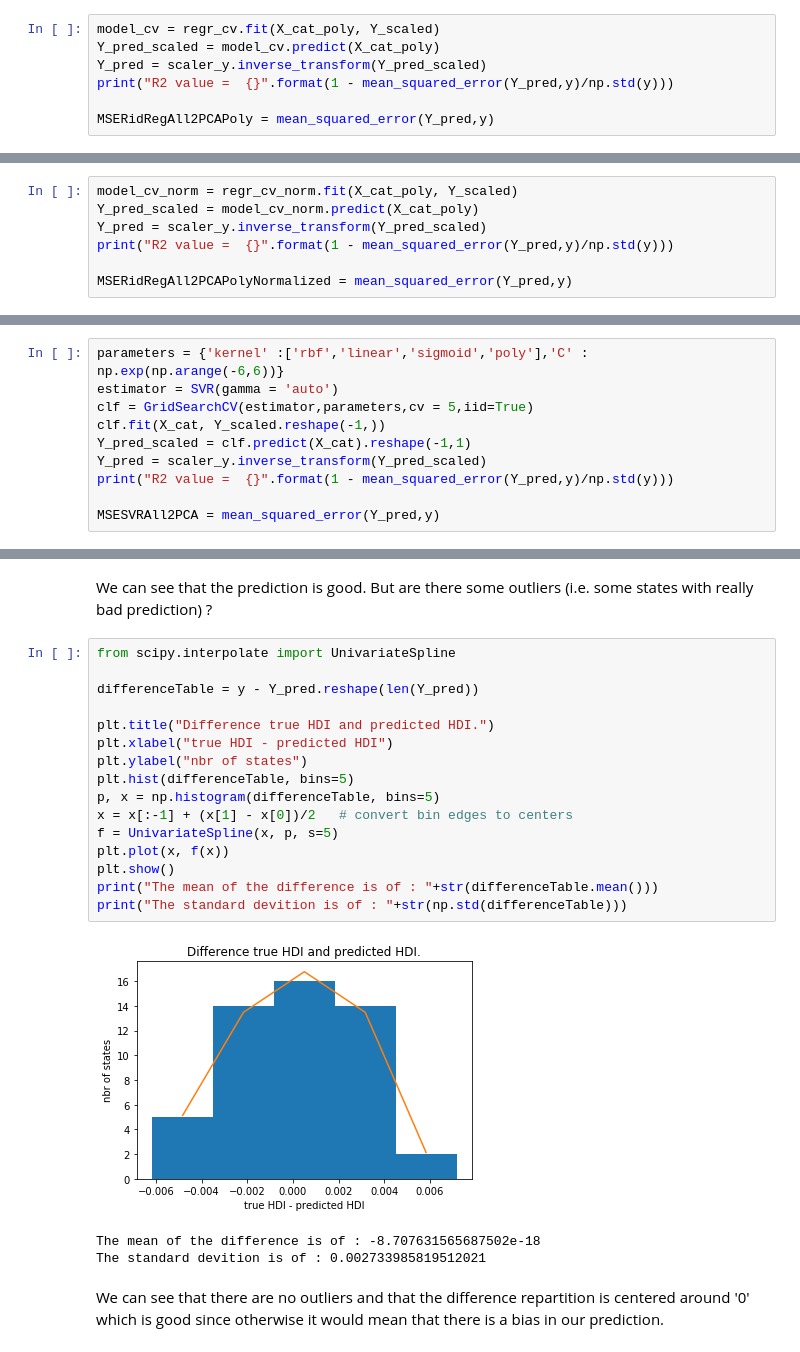
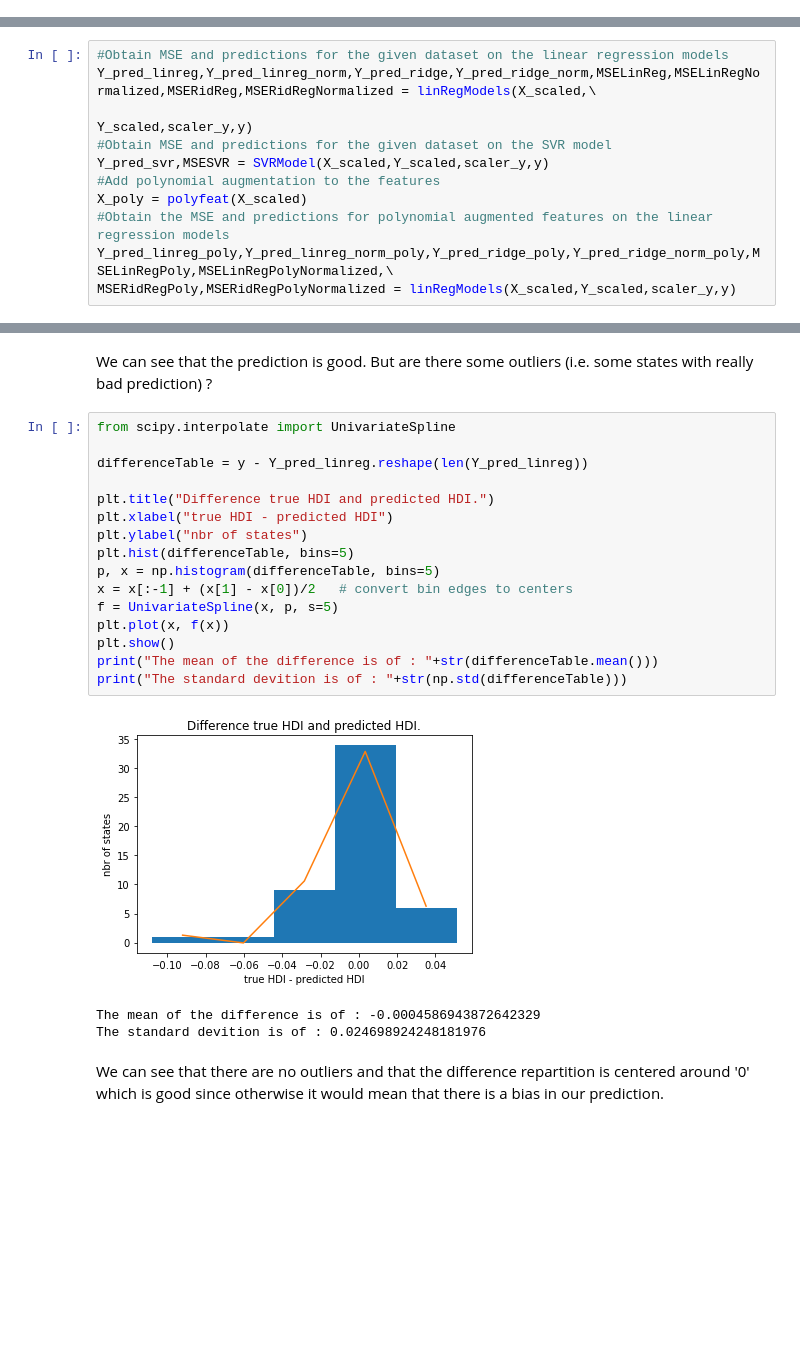
Before and after one commit to steber97/RecursionFairies_AdaProject, a Jupyter notebook: lorisLinearRidgeRegressionAndSVR.ipynb, the cells around one changed output, grey strips where cells are left out. Saved outputs shown, nothing was run; the diff lists cells and outputs as text; blank space fills up the shorter version.

Commit message:
ML model comments and explanations complete. TODO : Analysis for all models and weighting procedure

```diff
--- a/lorisLinearRidgeRegressionAndSVR.ipynb
+++ b/lorisLinearRidgeRegressionAndSVR.ipynb
@@ -400,7 +60,0 @@ R2 value =  0.9953299026190899
-# %%
-model_cv = regr_cv.fit(X_cat_poly, Y_scaled)
-Y_pred_scaled = model_cv.predict(X_cat_poly)
-Y_pred = scaler_y.inverse_transform(Y_pred_scaled)
-print("R2 value =  {}".format(1 - mean_squared_error(Y_pred,y)/np.std(y)))
-
-MSERidRegAll2PCAPoly = mean_squared_error(Y_pred,y)
@@ -409,7 +60,0 @@ R2 value =  0.996216117727382
-# %%
-model_cv_norm = regr_cv_norm.fit(X_cat_poly, Y_scaled)
-Y_pred_scaled = model_cv_norm.predict(X_cat_poly)
-Y_pred = scaler_y.inverse_transform(Y_pred_scaled)
-print("R2 value =  {}".format(1 - mean_squared_error(Y_pred,y)/np.std(y)))
-
-MSERidRegAll2PCAPolyNormalized = mean_squared_error(Y_pred,y)
@@ -418,10 +60,0 @@ R2 value =  0.9958547741268508
-# %%
-parameters = {'kernel' :['rbf','linear','sigmoid','poly'],'C' : np.exp(np.arange(-6,6))}
-estimator = SVR(gamma = 'auto')
-clf = GridSearchCV(estimator,parameters,cv = 5,iid=True)
-clf.fit(X_cat, Y_scaled.reshape(-1,))
-Y_pred_scaled = clf.predict(X_cat).reshape(-1,1)
-Y_pred = scaler_y.inverse_transform(Y_pred_scaled)
-print("R2 value =  {}".format(1 - mean_squared_error(Y_pred,y)/np.std(y)))
-
-MSESVRAll2PCA = mean_squared_error(Y_pred,y)
@@ -429,0 +145,11 @@ R2 value =  0.9953447085053553
+# %%
+#Obtain MSE and predictions for the given dataset on the linear regression models
+Y_pred_linreg,Y_pred_linreg_norm,Y_pred_ridge,Y_pred_ridge_norm,MSELinReg,MSELinRegNormalized,MSERidReg,MSERidRegNormalized = linRegModels(X_scaled,\
+                                                                                                                                           Y_scaled,scaler_y,y)
+#Obtain MSE and predictions for the given dataset on the SVR model
+Y_pred_svr,MSESVR = SVRModel(X_scaled,Y_scaled,scaler_y,y)
+#Add polynomial augmentation to the features
+X_poly = polyfeat(X_scaled)
+#Obtain the MSE and predictions for polynomial augmented features on the linear regression models
+Y_pred_linreg_poly,Y_pred_linreg_norm_poly,Y_pred_ridge_poly,Y_pred_ridge_norm_poly,MSELinRegPoly,MSELinRegPolyNormalized,\
+MSERidRegPoly,MSERidRegPolyNormalized = linRegModels(X_scaled,Y_scaled,scaler_y,y)
@@ -639,23 +572,23 @@ We can see that the prediction is good. But are there some outliers (i.e. some s
 # %%
 from scipy.interpolate import UnivariateSpline
 
-differenceTable = y - Y_pred.reshape(len(Y_pred))
+differenceTable = y - Y_pred_linreg.reshape(len(Y_pred_linreg))
 
 plt.title("Difference true HDI and predicted HDI.")
 plt.xlabel("true HDI - predicted HDI")
 plt.ylabel("nbr of states")
 plt.hist(differenceTable, bins=5)
 p, x = np.histogram(differenceTable, bins=5)
 x = x[:-1] + (x[1] - x[0])/2   # convert bin edges to centers
 f = UnivariateSpline(x, p, s=5)
 plt.plot(x, f(x))
 plt.show()
 print("The mean of the difference is of : "+str(differenceTable.mean()))
 print("The standard devition is of : "+str(np.std(differenceTable)))
 # %% [output]
-[figure, old version]
+[figure, new version]
-The mean of the difference is of : -8.707631565687502e-18
-The standard devition is of : 0.002733985819512021
+The mean of the difference is of : -0.0004586943872642329
+The standard devition is of : 0.024698924248181976
 # %% [markdown]
 We can see that there are no outliers and that the difference repartition is centered around '0' which is good since otherwise it would mean that there is a bias in our prediction.
 # %% [markdown]
```
Also changed, not shown: parts of 106 cells of this notebook.
